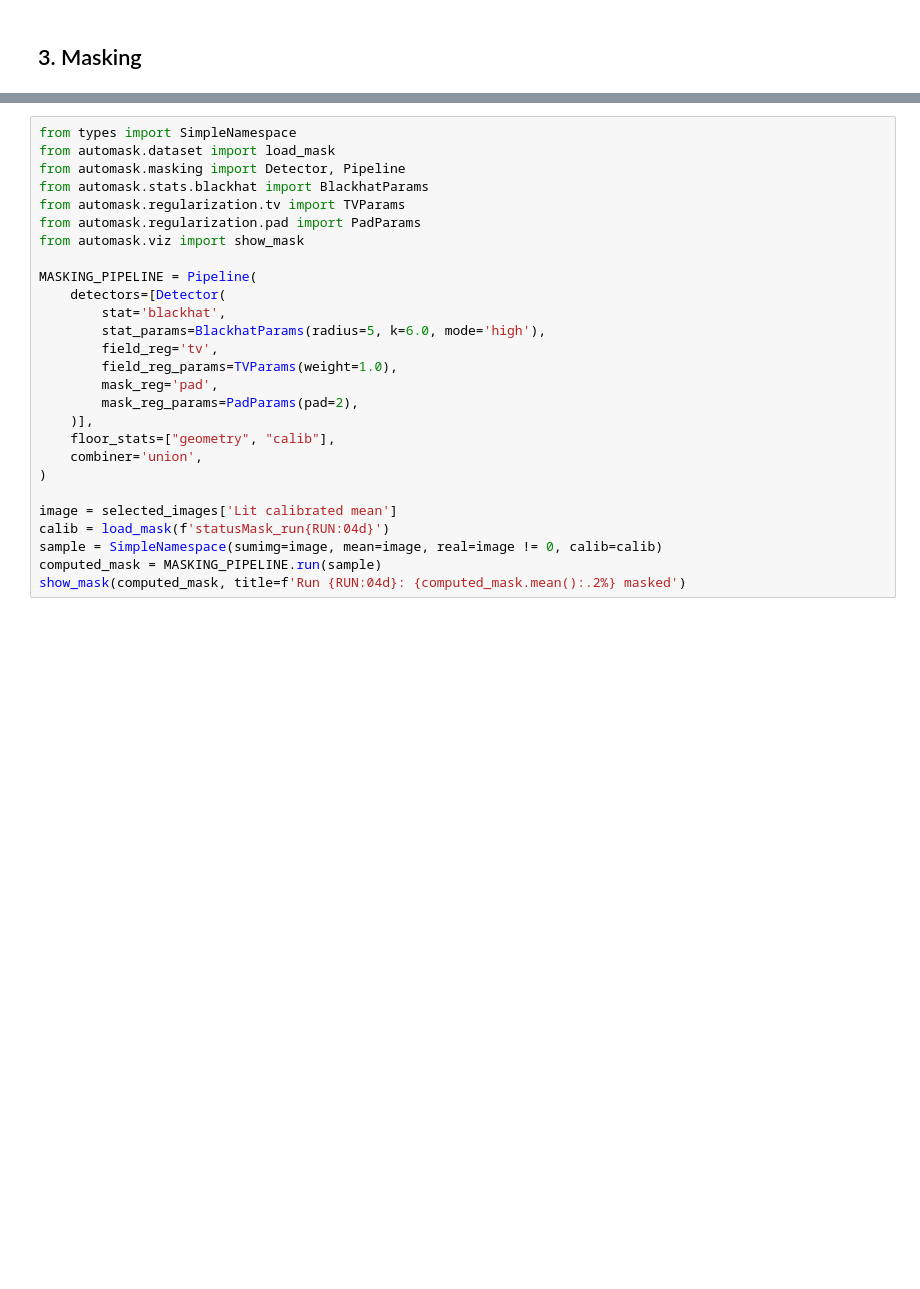
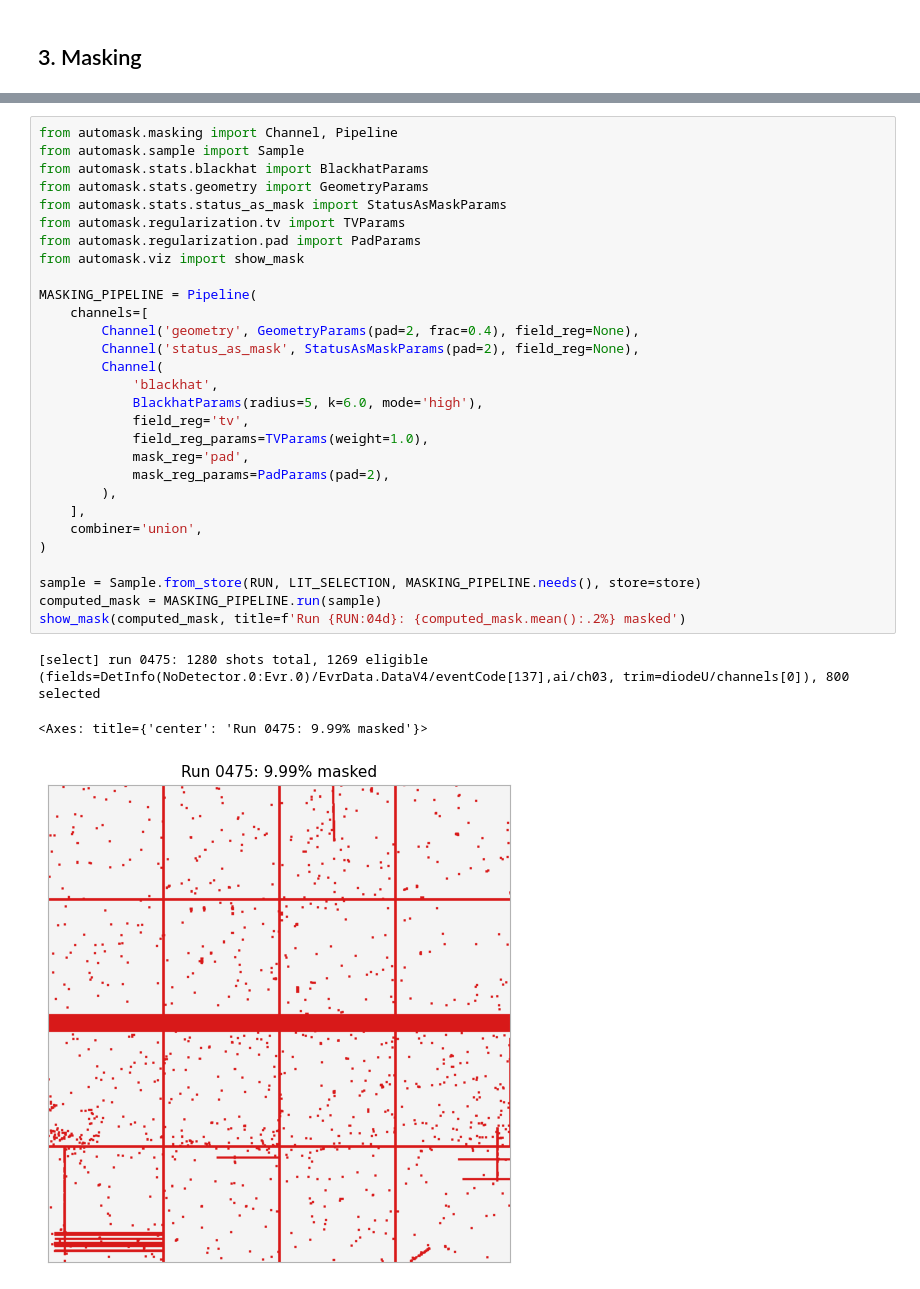
Before and after one commit to h1ppox99/LCLS, a Jupyter notebook: automask/notebooks/production.ipynb, the cells around one changed output, grey strips where cells are left out. Saved outputs shown, nothing was run; the diff lists cells and outputs as text; blank space fills up the shorter version.

Commit message:
chore+feat : cleaning Pipeline and removing all hardcoded values, making code closer to psana and simplifying overall architecture

```diff
--- a/automask/notebooks/production.ipynb
+++ b/automask/notebooks/production.ipynb
@@ -152,27 +310,33 @@ for name, image in selected_images.items():
 # %%
-from types import SimpleNamespace
-from automask.dataset import load_mask
-from automask.masking import Detector, Pipeline
+from automask.masking import Channel, Pipeline
+from automask.sample import Sample
 from automask.stats.blackhat import BlackhatParams
+from automask.stats.geometry import GeometryParams
+from automask.stats.status_as_mask import StatusAsMaskParams
 from automask.regularization.tv import TVParams
 from automask.regularization.pad import PadParams
 from automask.viz import show_mask
 
 MASKING_PIPELINE = Pipeline(
-    detectors=[Detector(
-        stat='blackhat',
-        stat_params=BlackhatParams(radius=5, k=6.0, mode='high'),
-        field_reg='tv',
-        field_reg_params=TVParams(weight=1.0),
-        mask_reg='pad',
-        mask_reg_params=PadParams(pad=2),
-    )],
-    floor_stats=["geometry", "calib"],
+    channels=[
+        Channel('geometry', GeometryParams(pad=2, frac=0.4), field_reg=None),
+        Channel('status_as_mask', StatusAsMaskParams(pad=2), field_reg=None),
+        Channel(
+            'blackhat',
+            BlackhatParams(radius=5, k=6.0, mode='high'),
+            field_reg='tv',
+            field_reg_params=TVParams(weight=1.0),
+            mask_reg='pad',
+            mask_reg_params=PadParams(pad=2),
+        ),
+    ],
     combiner='union',
 )
 
-image = selected_images['Lit calibrated mean']
-calib = load_mask(f'statusMask_run{RUN:04d}')
-sample = SimpleNamespace(sumimg=image, mean=image, real=image != 0, calib=calib)
+sample = Sample.from_store(RUN, LIT_SELECTION, MASKING_PIPELINE.needs(), store=store)
 computed_mask = MASKING_PIPELINE.run(sample)
 show_mask(computed_mask, title=f'Run {RUN:04d}: {computed_mask.mean():.2%} masked')
+# %% [output]
+[select] run 0475: 1280 shots total, 1269 eligible (fields=DetInfo(NoDetector.0:Evr.0)/EvrData.DataV4/eventCode[137],ai/ch03, trim=diodeU/channels[0]), 800 selected
+<Axes: title={'center': 'Run 0475: 9.99% masked'}>
+[figure, added]
```
Also changed, not shown: parts of 5 cells of this notebook, 24 other files.
